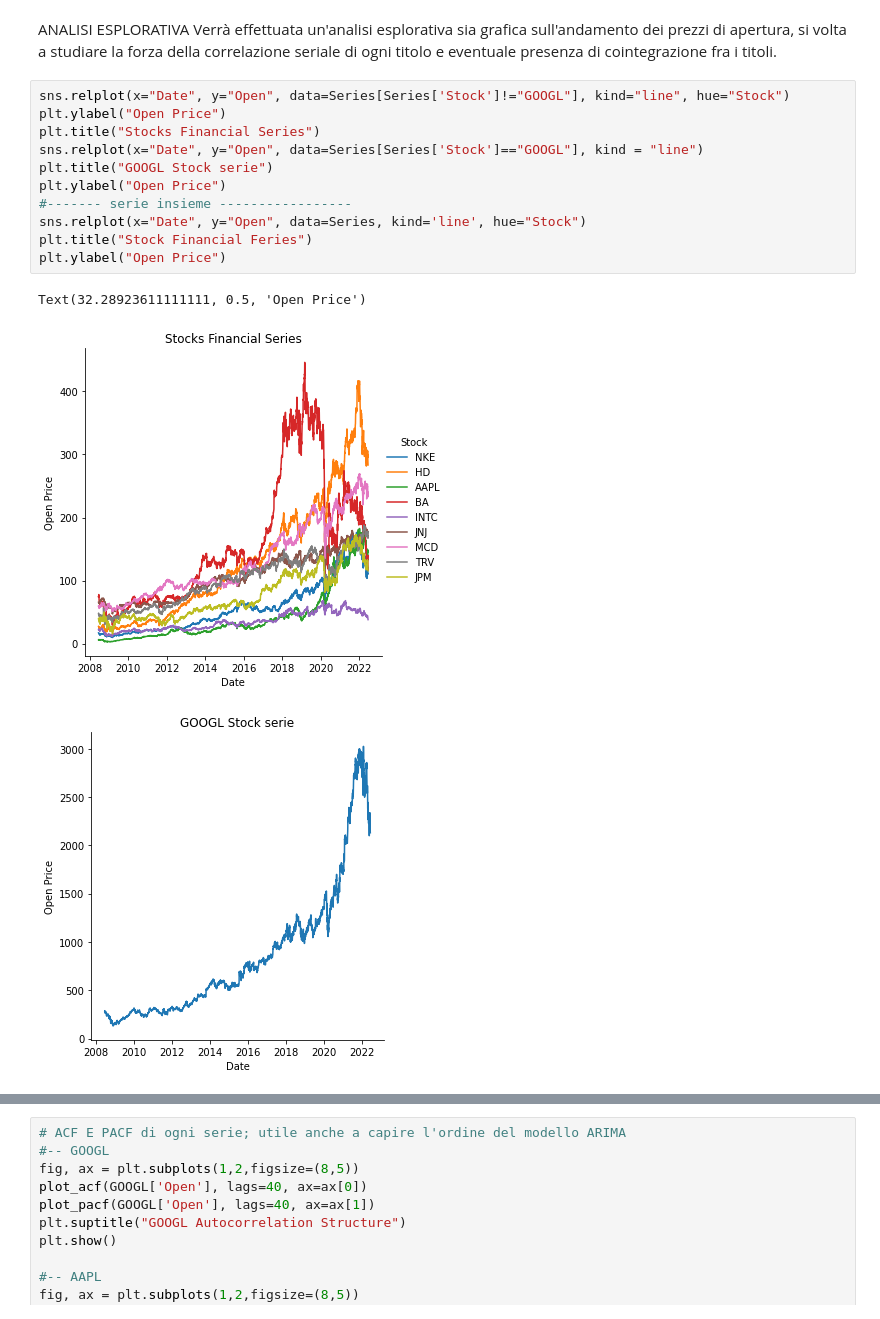
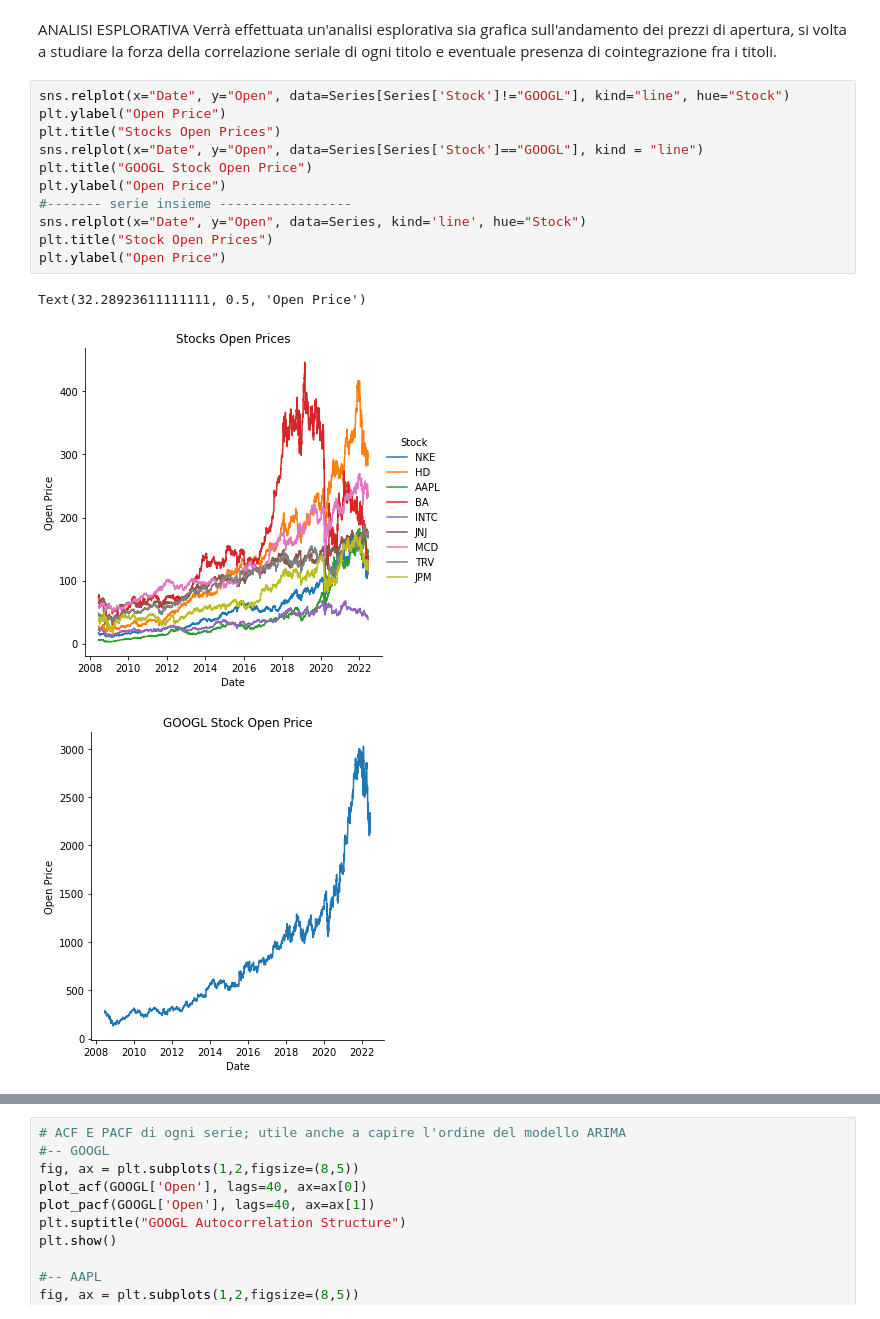
Before and after one commit to SalvatoreLatora/Stock-price-predictions-using-Neural-Networks, a Jupyter notebook: Code_exam.ipynb, the cells around one changed output, grey strips where cells are left out. Drawn from its saved outputs; the diff is of its cells as text.

Commit message:
modifiche ai grafici delle serie

```diff
--- a/Code_exam.ipynb
+++ b/Code_exam.ipynb
@@ -66,15 +66,15 @@ di ogni titolo e eventuale presenza di cointegrazione fra i titoli.
 # %%
 sns.relplot(x="Date", y="Open", data=Series[Series['Stock']!="GOOGL"], kind="line", hue="Stock")
 plt.ylabel("Open Price")
-plt.title("Stocks Financial Series")
+plt.title("Stocks Open Prices")
 sns.relplot(x="Date", y="Open", data=Series[Series['Stock']=="GOOGL"], kind = "line")
-plt.title("GOOGL Stock serie")
+plt.title("GOOGL Stock Open Price")
 plt.ylabel("Open Price")
 #------- serie insieme -----------------
 sns.relplot(x="Date", y="Open", data=Series, kind='line', hue="Stock")
-plt.title("Stock Financial Feries")
+plt.title("Stock Open Prices")
 plt.ylabel("Open Price")
 # %% [output]
 Text(32.28923611111111, 0.5, 'Open Price')
-[figure, old version]
+[figure, new version]
-[figure, old version]
+[figure, new version]
```
Also changed, not shown: parts of 1 cell of this notebook.
